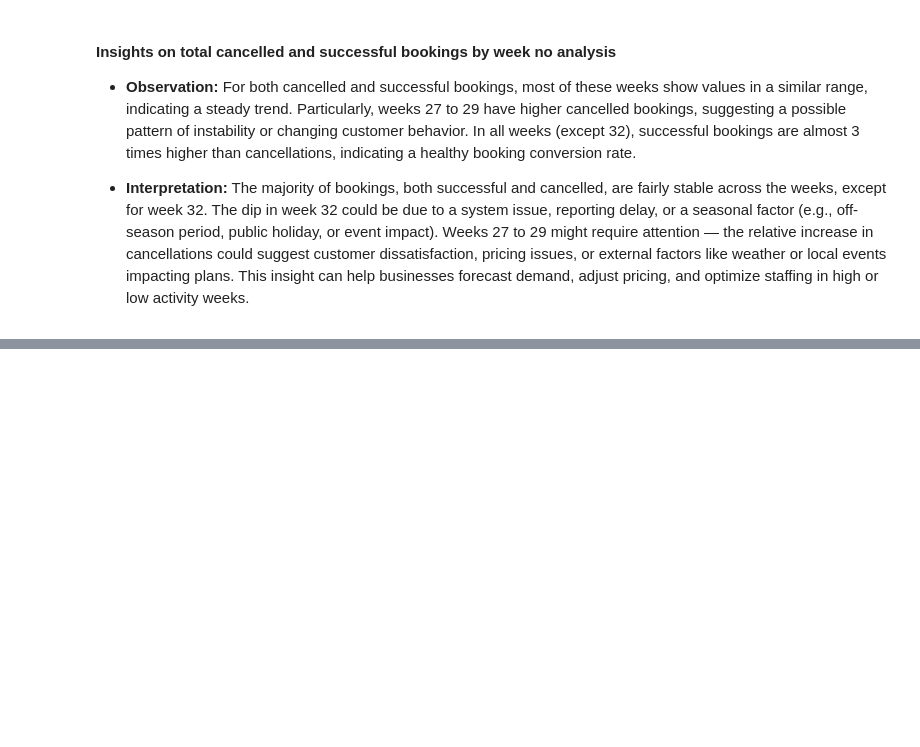
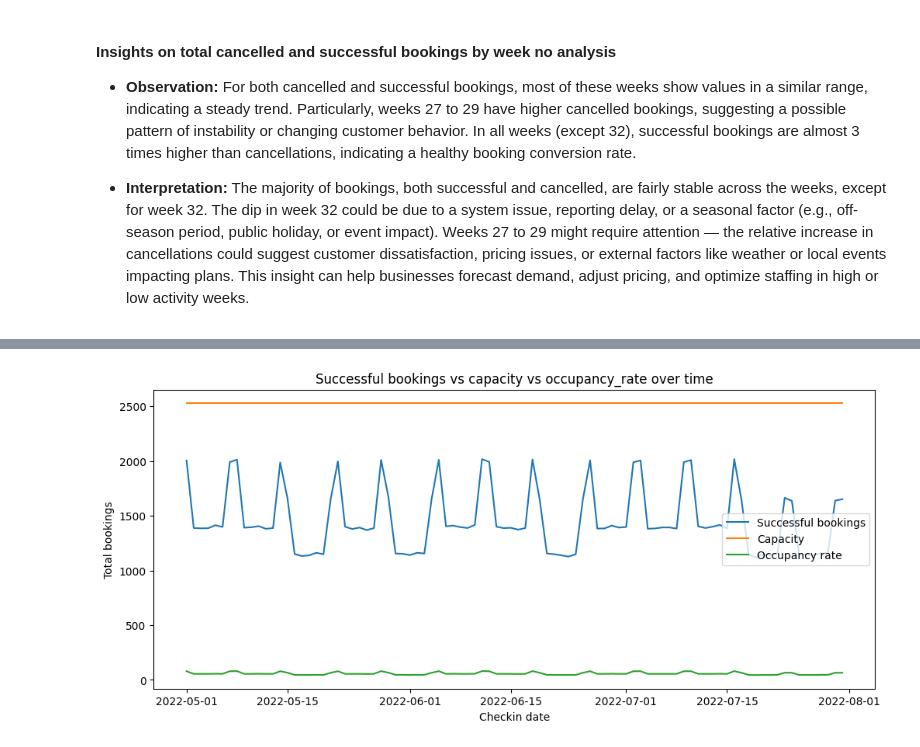
Before and after one commit to Bhuvi128/Hospitality-Revenue-Optimization-Data-analysis, a Jupyter notebook: Hospitality Revenue Optimzation.ipynb, the cells around one changed output, grey strips where cells are left out. Saved outputs shown, nothing was run; the diff lists cells and outputs as text; code cells hidden in the pictures; blank space fills up the shorter version.

```diff
--- a/Hospitality Revenue Optimzation.ipynb
+++ b/Hospitality Revenue Optimzation.ipynb
@@ -1365,0 +1368,12 @@ plt.show()
+# %%
+query = """
+select check_in_date,
+sum(successful_bookings) as total_successful_bookings,
+sum(capacity) as total_capacity,
+round(sum(successful_bookings) * 100 / sum(capacity)) as occupancy_rate
+from fact_aggregated_bookings
+group by check_in_date
+order by check_in_date;
+"""
+capacity_book = pd.read_sql(query, conn)
+capacity_book.head()
@@ -1365,0 +1387,12 @@ plt.show()
+# %%
+# Plot bookings and occupancy rate over time
+plt.figure(figsize=(12,5))
+sns.lineplot(data = capacity_book, x = 'check_in_date', y = 'total_successful_bookings', label = "Successful bookings")
+sns.lineplot(data = capacity_book, x = 'check_in_date', y = 'total_capacity', label = "Capacity")
+sns.lineplot(data = capacity_book, x = 'check_in_date', y = 'occupancy_rate', label = 'Occupancy rate')
+plt.title("Successful bookings vs capacity vs occupancy_rate over time")
+plt.xlabel("Checkin date")
+plt.ylabel("Total bookings")
+plt.show()
+# %% [output]
+[figure, added]
```
Also changed, not shown: parts of 3 cells of this notebook, 1 other file.
